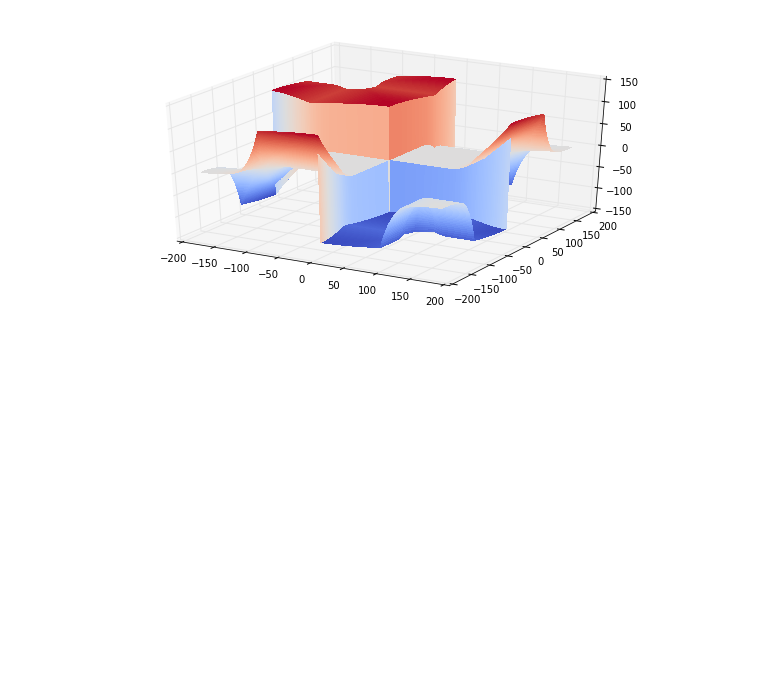
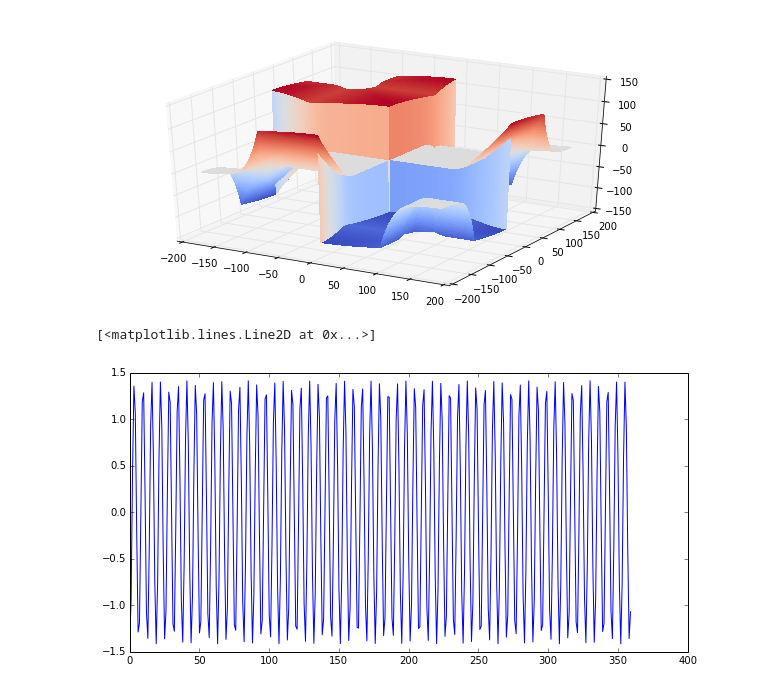
Before and after one commit to hoarf/robotsoccer, a Jupyter notebook: robotsoccer.ipynb, the cells around one changed output. Cells and saved outputs as stored; diff of their text form; code cells hidden in the pictures; blank space fills up the shorter version.

```diff
--- a/robotsoccer.ipynb
+++ b/robotsoccer.ipynb
@@ -82,3 +82,9 @@ ax.plot_surface(X, Y, Z, rstride=1, cstride=1, cmap=cm.coolwarm, linewidth=0, an
 # %% [output]
 <mpl_toolkits.mplot3d.art3d.Poly3DCollection at 0x...>
 [figure]
+# %%
+fig, ax = plt.subplots()
+ax.plot([ math.cos(x) - math.sin(x) for x in n_domain])
+# %% [output]
+[<matplotlib.lines.Line2D at 0x...>]
+[figure, added]
```
